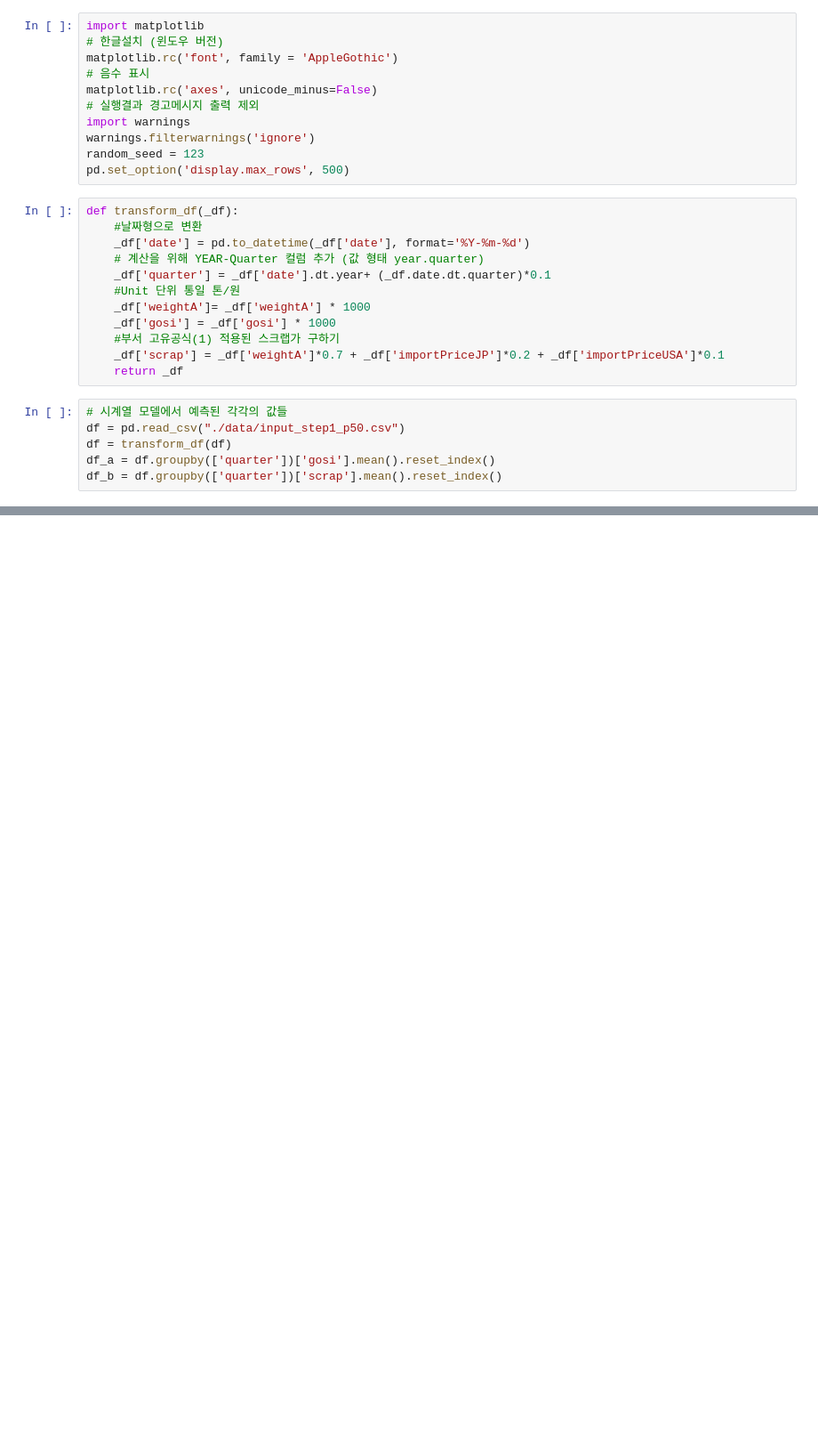
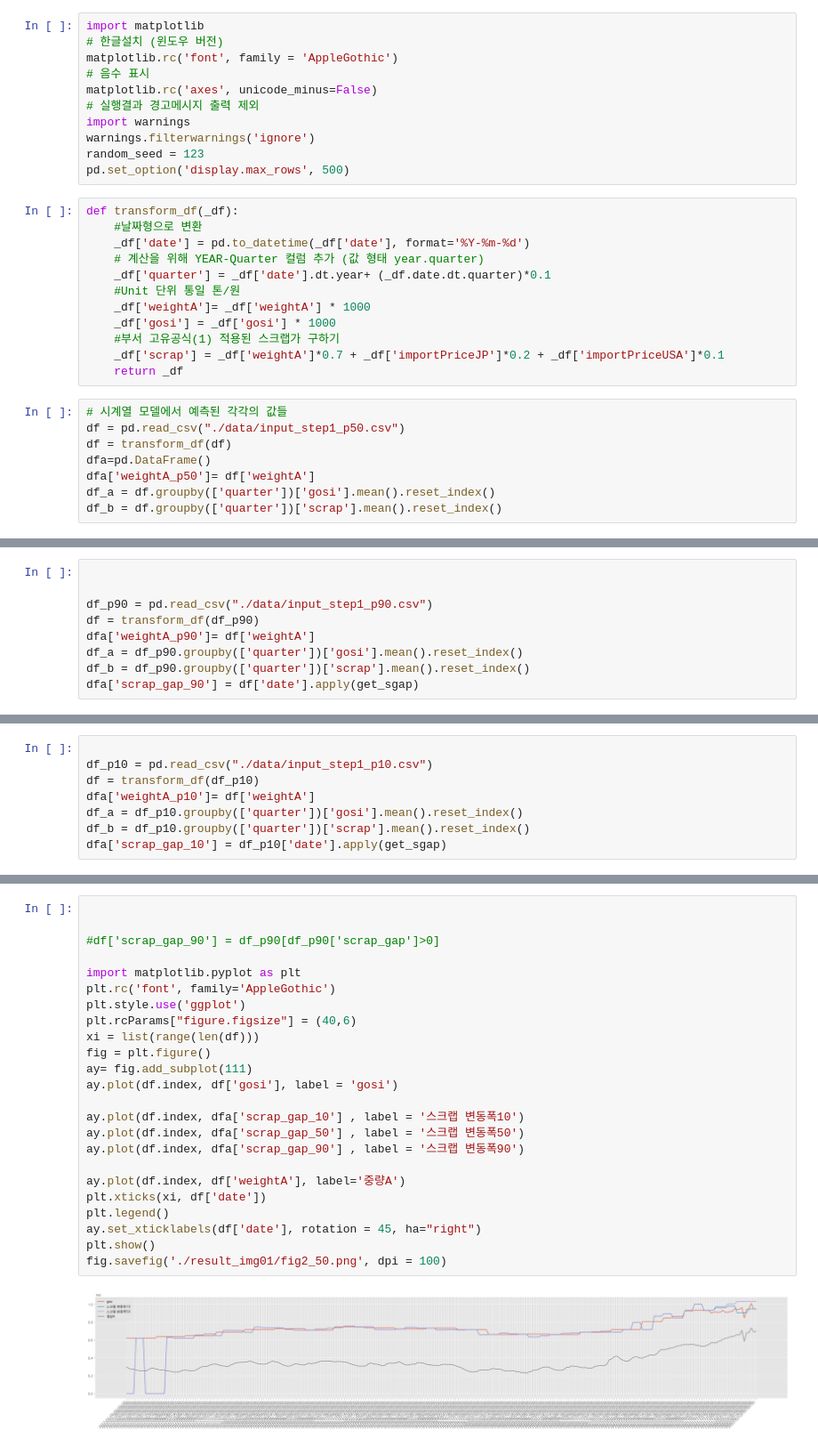
Before and after one commit to imsumin018/steelprice, a Jupyter notebook: ee01_step3_with_model_weightA.ipynb, the cells around one changed output, grey strips where cells are left out. Shown: that part at 89% size. Drawn from its saved outputs; the diff is of its cells as text; blank space fills up the shorter version.

```diff
--- a/ee01_step3_with_model_weightA.ipynb
+++ b/ee01_step3_with_model_weightA.ipynb
@@ -69,6 +69,8 @@ def transform_df(_df):
 # 시계열 모델에서 예측된 각각의 값들
 df = pd.read_csv("./data/input_step1_p50.csv")
 df = transform_df(df)
+dfa=pd.DataFrame()
+dfa['weightA_p50']= df['weightA']
 df_a = df.groupby(['quarter'])['gosi'].mean().reset_index()
 df_b = df.groupby(['quarter'])['scrap'].mean().reset_index()
 # %%
@@ -171,0 +200,9 @@ def get_sgap(row):
+# %%
+
+
+df_p90 = pd.read_csv("./data/input_step1_p90.csv")
+df = transform_df(df_p90)
+dfa['weightA_p90']= df['weightA']
+df_a = df_p90.groupby(['quarter'])['gosi'].mean().reset_index()
+df_b = df_p90.groupby(['quarter'])['scrap'].mean().reset_index()
+dfa['scrap_gap_90'] = df['date'].apply(get_sgap)
@@ -171,0 +227,8 @@ def get_sgap(row):
+# %%
+
+df_p10 = pd.read_csv("./data/input_step1_p10.csv")
+df = transform_df(df_p10)
+dfa['weightA_p10']= df['weightA']
+df_a = df_p10.groupby(['quarter'])['gosi'].mean().reset_index()
+df_b = df_p10.groupby(['quarter'])['scrap'].mean().reset_index()
+dfa['scrap_gap_10'] = df_p10['date'].apply(get_sgap)
@@ -171,0 +253,26 @@ def get_sgap(row):
+# %%
+
+
+#df['scrap_gap_90'] = df_p90[df_p90['scrap_gap']>0]
+
+import matplotlib.pyplot as plt
+plt.rc('font', family='AppleGothic')
+plt.style.use('ggplot')
+plt.rcParams["figure.figsize"] = (40,6)
+xi = list(range(len(df)))
+fig = plt.figure()
+ay= fig.add_subplot(111)
+ay.plot(df.index, df['gosi'], label = 'gosi')
+
+ay.plot(df.index, dfa['scrap_gap_10'] , label = '스크랩 변동폭10')
+ay.plot(df.index, dfa['scrap_gap_50'] , label = '스크랩 변동폭50')
+ay.plot(df.index, dfa['scrap_gap_90'] , label = '스크랩 변동폭90')
+
+ay.plot(df.index, df['weightA'], label='중량A')
+plt.xticks(xi, df['date'])
+plt.legend()
+ay.set_xticklabels(df['date'], rotation = 45, ha="right")
+plt.show()
+fig.savefig('./result_img01/fig2_50.png', dpi = 100)
+# %% [output]
+[figure, added]
```
Also changed, not shown: parts of 13 cells of this notebook, 9 other files.
